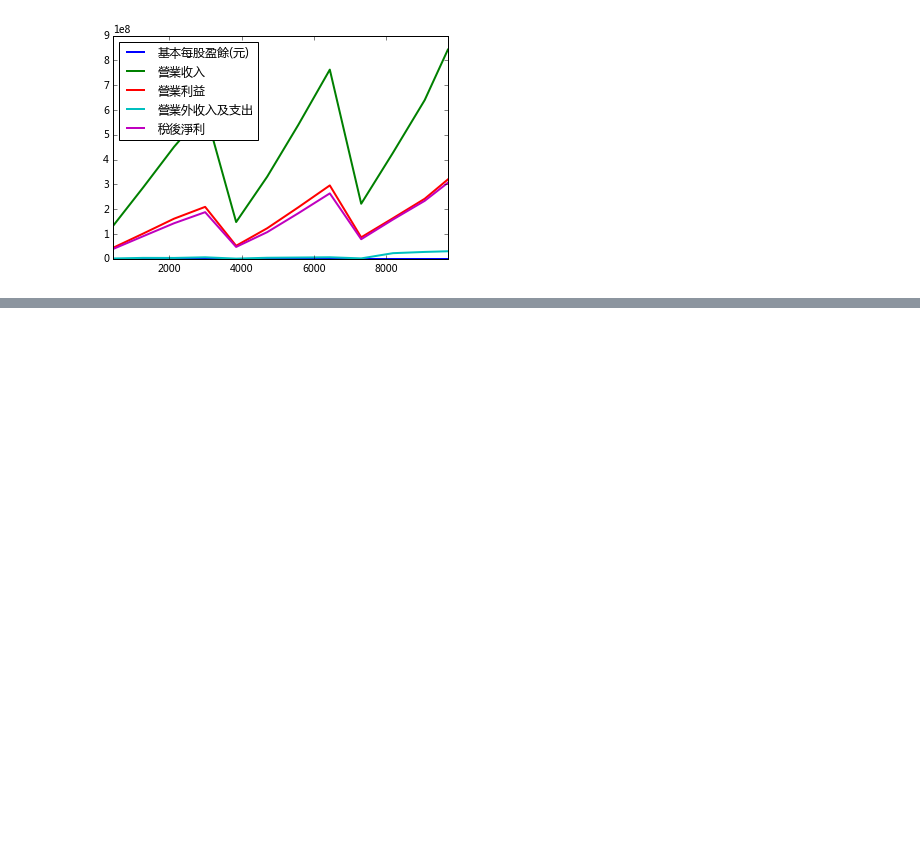
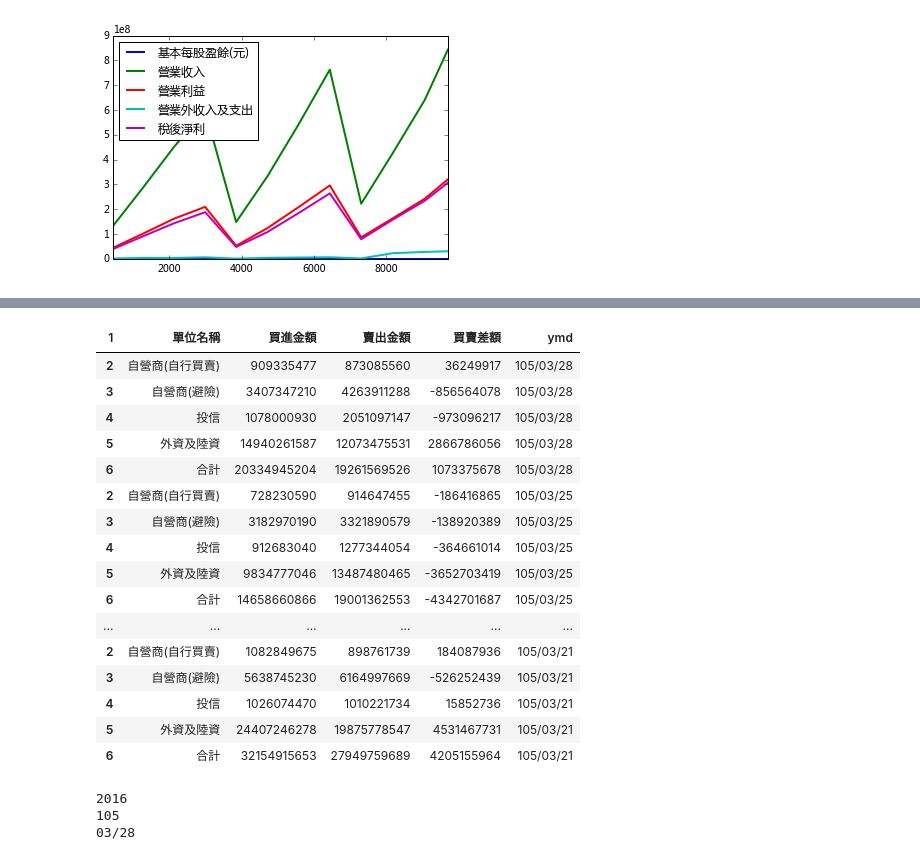
Before and after one commit to ywchiu/pyfinance, a Jupyter notebook: 20160329Demo.ipynb, the cells around one changed output, grey strips where cells are left out. Saved outputs shown, nothing was run; the diff lists cells and outputs as text; code cells hidden in the pictures; blank space fills up the shorter version.

```diff
--- a/20160329Demo.ipynb
+++ b/20160329Demo.ipynb
@@ -408,0 +439,4 @@ df2330.plot(kind='line', rot=0)
+# %%
+df2 = df[0]
+df2.columns = df2.iloc[1]
+df3 = df2.reindex(df2.index.drop([0,1]))
@@ -408,0 +452,68 @@ df2330.plot(kind='line', rot=0)
+# %%
+import requests
+import pandas as pd
+
+payload ={
+'report1':'day',
+'input_date':'105/03/28',
+'mSubmit':'%ACd%B8%DF'
+}
+
+def getTrade(input_date):
+    payload['input_date'] = input_date
+    res = requests.post('http://www.twse.com.tw/ch/trading/fund/BFI82U/BFI82U.php', data = payload)
+    res.encoding = 'big5'
+    soup = bs(res.text)
+    if len(soup.select('.board_trad'))>0:
+        table = soup.select('.board_trad')[0]
+        df =pd.read_html(table.prettify('utf-8'), encoding = 'utf-8')
+        df2 = df[0]
+        df2.columns = df2.iloc[1]
+        df3 = df2.reindex(df2.index.drop([0,1]))
+        df3['ymd'] = input_date
+        return df3
+# %%
+from datetime import datetime, timedelta
+
+dfsall = []
+
+today = datetime.now().strftime('%Y/%m/%d')
+for i in xrange(1,10):
+    dt =  (datetime.now() - timedelta(days = i)).strftime('%Y/%m/%d')
+    year, monthdate = dt.split('/', 1)[0], dt.split('/', 1)[1]
+    year =  str(int(year) - 1911)
+    ymd = year + '/' + monthdate
+    df = getTrade(ymd)
+    dfsall.append(df)
+# %%
+stockdf = pd.concat(dfsall)
+stockdf
+# %% [output]
+| 1 | 單位名稱 | 買進金額 | 賣出金額 | 買賣差額 | ymd |
+| 2 | 自營商(自行買賣) | 909335477 | 873085560 | 36249917 | 105/03/28 |
+| 3 | 自營商(避險) | 3407347210 | 4263911288 | -856564078 | 105/03/28 |
+| 4 | 投信 | 1078000930 | 2051097147 | -973096217 | 105/03/28 |
+| 5 | 外資及陸資 | 14940261587 | 12073475531 | 2866786056 | 105/03/28 |
+| 6 | 合計 | 20334945204 | 19261569526 | 1073375678 | 105/03/28 |
+| 2 | 自營商(自行買賣) | 728230590 | 914647455 | -186416865 | 105/03/25 |
+| 3 | 自營商(避險) | 3182970190 | 3321890579 | -138920389 | 105/03/25 |
+| 4 | 投信 | 912683040 | 1277344054 | -364661014 | 105/03/25 |
+| 5 | 外資及陸資 | 9834777046 | 13487480465 | -3652703419 | 105/03/25 |
+| 6 | 合計 | 14658660866 | 19001362553 | -4342701687 | 105/03/25 |
+| ... | ... | ... | ... | ... | ... |
+| 2 | 自營商(自行買賣) | 1082849675 | 898761739 | 184087936 | 105/03/21 |
+| 3 | 自營商(避險) | 5638745230 | 6164997669 | -526252439 | 105/03/21 |
+| 4 | 投信 | 1026074470 | 1010221734 | 15852736 | 105/03/21 |
+| 5 | 外資及陸資 | 24407246278 | 19875778547 | 4531467731 | 105/03/21 |
+| 6 | 合計 | 32154915653 | 27949759689 | 4205155964 | 105/03/21 |
+# %%
+a = '2016/03/28'
+year, monthdate = a.split('/', 1)[0], a.split('/', 1)[1]
+print year
+year =  str(int(year) - 1911)
+print year
+print monthdate
+# %% [output]
+2016
+105
+03/28
```
Also changed, not shown: parts of 5 cells of this notebook.
